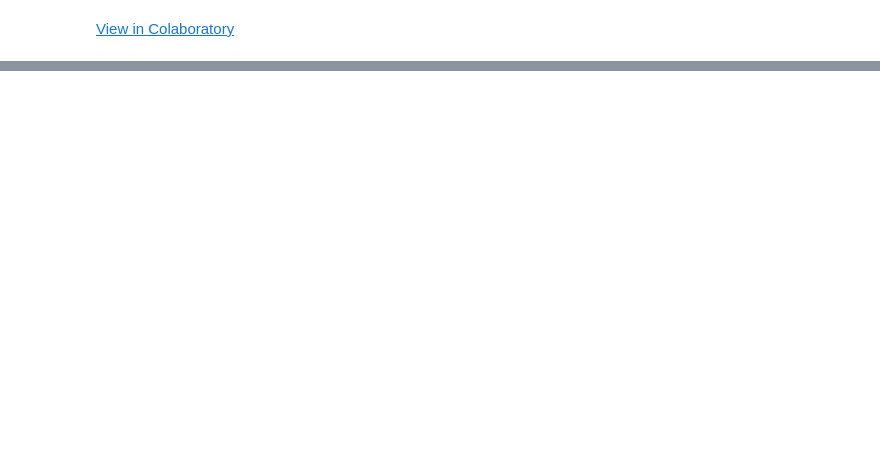
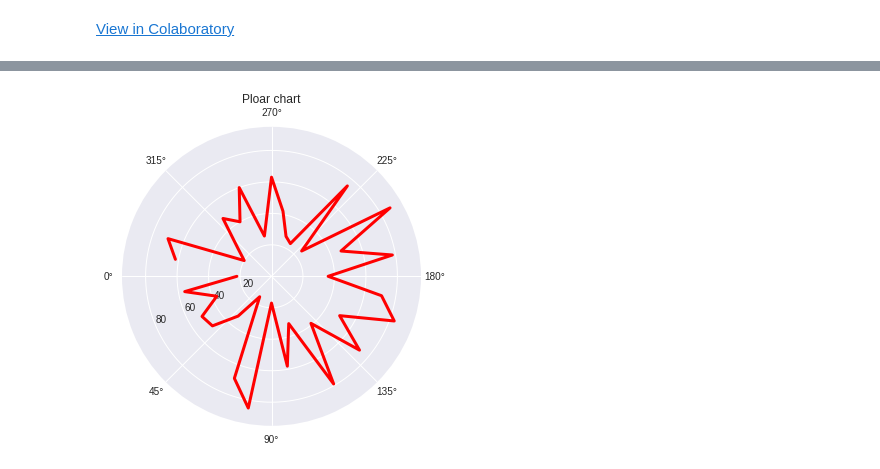
Before and after one commit to neoaksa/Pandas-Matplotlib, a Jupyter notebook: Matplotlib.ipynb, the cells around one changed output, grey strips where cells are left out. Saved outputs shown, nothing was run; the diff lists cells and outputs as text; code cells hidden in the pictures; blank space fills up the shorter version.

```diff
--- a/Matplotlib.ipynb
+++ b/Matplotlib.ipynb
@@ -44,0 +120,21 @@ plt.show()
+# %%
+import numpy as np
+import matplotlib.pyplot as plt
+import random
+
+data_theta = np.arange(0., 2., 1./18.)*np.pi
+len(data_theta)
+data_theta_rad = []
+for i in data_theta:
+    data_theta_rad.append(float(i))
+
+data_r = random.sample(range(10, 90), 36)
+ax = plt.subplot(111, polar=True)
+ax.plot(data_theta_rad, data_r, color='r', linewidth=3)
+ax.set_theta_zero_location("W")
+ax.set_rmax(95)
+ax.grid(True)
+ax.set_title("Ploar chart", va='bottom')
+plt.show()
+# %% [output]
+[figure, added]
```
Also changed, not shown: parts of 24 cells of this notebook.
